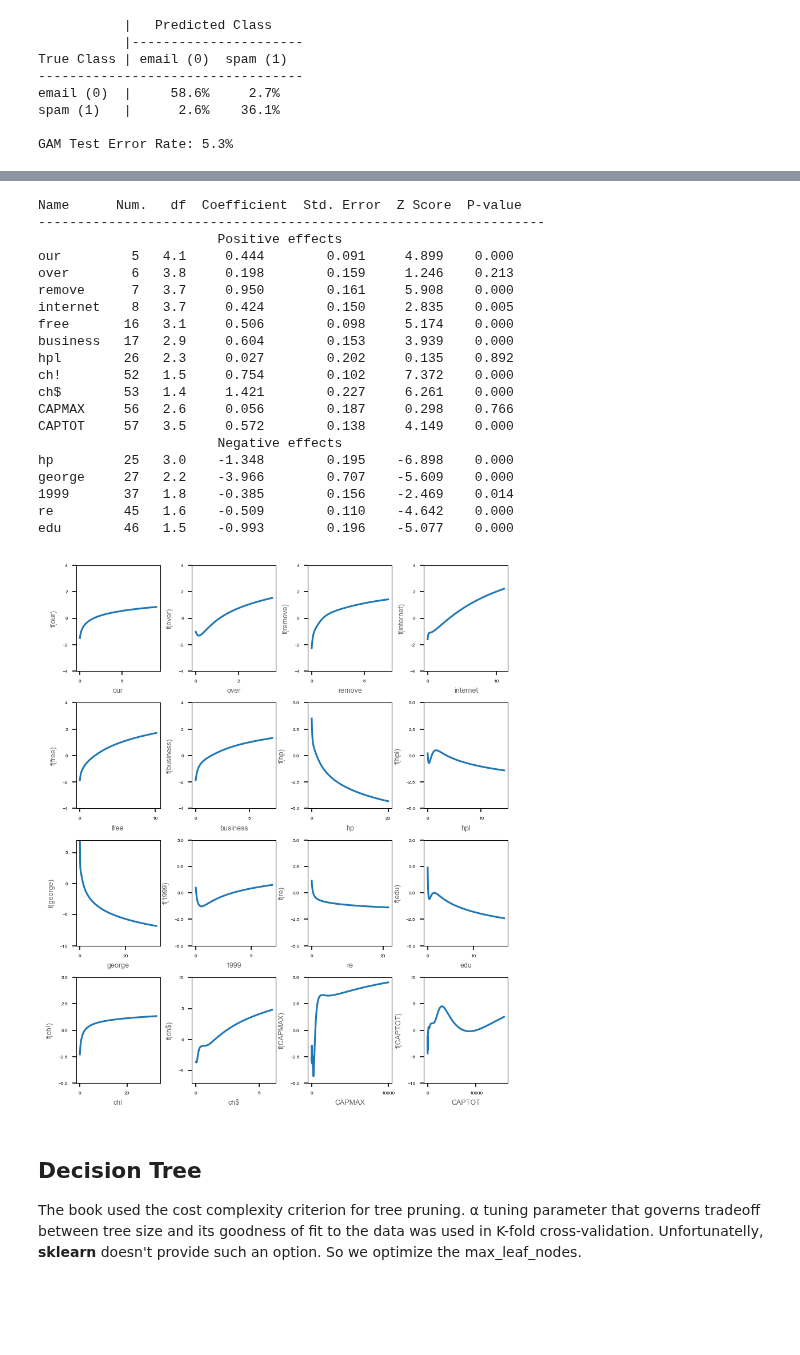
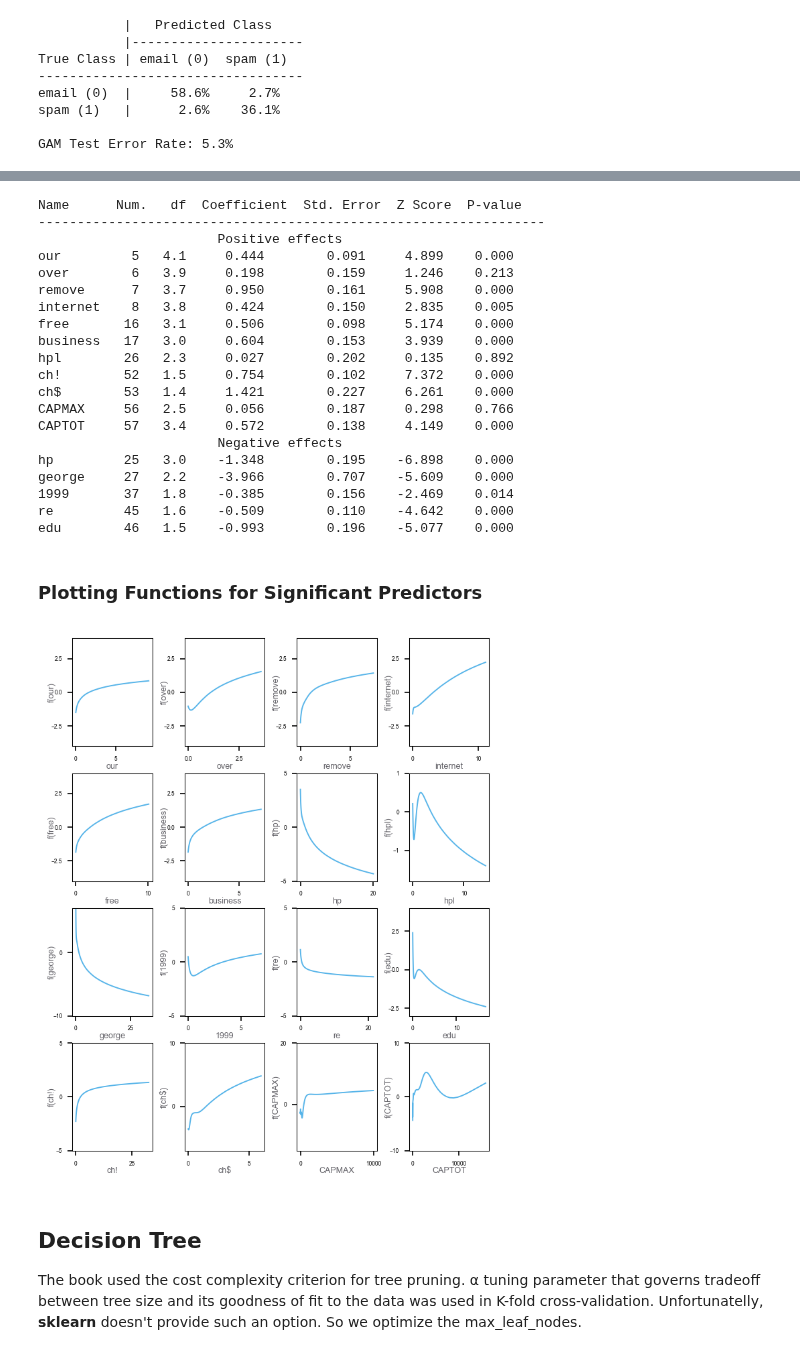
Before and after one commit to empathy87/The-Elements-of-Statistical-Learning-Python-Notebooks, a Jupyter notebook: examples/Spam.ipynb, the cells around one changed output, grey strips where cells are left out. Cells and saved outputs as stored; diff of their text form; code cells hidden in the pictures; blank space fills up the shorter version.

Commit message:
tree models code improvements

```diff
--- a/examples/Spam.ipynb
+++ b/examples/Spam.ipynb
@@ -132,20 +145,18 @@ GAM Test Error Rate: 5.3%
 # refit linear logistic model to log-transformed features
 ls = sm.Logit(y_train, sm.add_constant(X_train_log)).fit(disp=False)
 
-# NOTE: this is not the TABLE 9.2. Nearly all values are from linear logistic
-#       regression model. Only df are taken from GAM.
-#       It is interesting to note that some features with low Nonlinear P-values
-#       (see the book) have high P-values in linear logistic model
 cov = ls.cov_params()
 std_err = np.sqrt(np.diag(cov))
 z_values = ls.params / std_err
 
+# PAGE 302. TABLE 9.2. Significant predictors from the additive model fit to the spam training
+#           data. The coefficients represent the linear part of ˆfj , along with their standard
+#           errors and Z-score. The nonlinear P-value is for a test of nonlinearity of ˆfj .
 print('Name      Num.   df  Coefficient  Std. Error  Z Score  P-value')
 print('-----------------------------------------------------------------')
 print('                       Positive effects')
-for p in ['our', 'over', 'remove', 'internet', 'free', 'business',
-          'hpl', 'ch!', 'ch$', 'CAPMAX', 'CAPTOT',
-          'hp', 'george', '1999', 're', 'edu']:
+for p in ['our', 'over', 'remove', 'internet', 'free', 'business', 'hpl', 'ch!',
+          'ch$', 'CAPMAX', 'CAPTOT', 'hp', 'george', '1999', 're', 'edu']:
     if p == 'hp':
         print('                       Negative effects')
     idx = features.index(p)
@@ -158,50 +169,58 @@ Name      Num.   df  Coefficient  Std. Error  Z Score  P-value
 -----------------------------------------------------------------
                        Positive effects
 our         5   4.1     0.444        0.091     4.899    0.000
-over        6   3.8     0.198        0.159     1.246    0.213
+over        6   3.9     0.198        0.159     1.246    0.213
 remove      7   3.7     0.950        0.161     5.908    0.000
-internet    8   3.7     0.424        0.150     2.835    0.005
+internet    8   3.8     0.424        0.150     2.835    0.005
 free       16   3.1     0.506        0.098     5.174    0.000
-business   17   2.9     0.604        0.153     3.939    0.000
+business   17   3.0     0.604        0.153     3.939    0.000
 hpl        26   2.3     0.027        0.202     0.135    0.892
 ch!        52   1.5     0.754        0.102     7.372    0.000
 ch$        53   1.4     1.421        0.227     6.261    0.000
-CAPMAX     56   2.6     0.056        0.187     0.298    0.766
-CAPTOT     57   3.5     0.572        0.138     4.149    0.000
+CAPMAX     56   2.5     0.056        0.187     0.298    0.766
+CAPTOT     57   3.4     0.572        0.138     4.149    0.000
                        Negative effects
 hp         25   3.0    -1.348        0.195    -6.898    0.000
 george     27   2.2    -3.966        0.707    -5.609    0.000
 1999       37   1.8    -0.385        0.156    -2.469    0.014
 re         45   1.6    -0.509        0.110    -4.642    0.000
 edu        46   1.5    -0.993        0.196    -5.077    0.000
+# %% [markdown]
+### Plotting Functions for Significant Predictors
 # %%
+# PAGE 303. FIGURE 9.1. Spam analysis: estimated functions for significant predictors. The
+#           rug plot along the bottom of each frame indicates the observed values of the
+#           corresponding predictor. For many of the predictors the nonlinearity picks up the
+#           discontinuity at zero.
 plt.rcParams['font.family'] = 'Arial'
 plt.rcParams['axes.linewidth'] = 0.5
 GRAY4 = '#646369'
 
-fig, axarr = plt.subplots(4, 4, figsize=(6.5, 8), dpi=150)
-plt.subplots_adjust(wspace=0.38, hspace=0.3)
+fig, axarr = plt.subplots(4, 4, figsize=(5.355, 6.75), dpi=150)
+plt.subplots_adjust(wspace=0.4, hspace=0.25)
 
 def dependance_plot(ax, i, ylim):
     i = i-1
     X_grid = gam.generate_X_grid(term=i)
     pdep, confi = gam.partial_dependence(term=i, X=X_grid, width=0.95)
-    ax.plot(np.exp(X_grid[:, i])-0.1, pdep)
+    ax.plot(np.exp(X_grid[:, i])-0.1, pdep, color='#56B4E9', linewidth=0.9)
     for l in ax.get_yticklabels() + ax.get_xticklabels():
         l.set_fontsize(4)
     ax.set_ylabel(f'f({features[i]})', color=GRAY4, fontsize=6)
     ax.set_xlabel(f'{features[i]}', color=GRAY4, fontsize=6)
     ax.set_ylim(ylim)
+    ax.yaxis.set_label_coords(-0.2,0.5)
+    ax.xaxis.set_label_coords(0.5,-0.15)
 
 plots = [[(5, (-4, 4)),   (6, (-4, 4)),   (7, (-4, 4)),  (8, (-4, 4))],
-         [(16, (-4, 4)),  (17, (-4, 4)),  (25, (-5, 5)), (26, (-5, 5))],
-         [(27, (-10, 7)), (37, (-5, 5)),  (45, (-5, 5)), (46, (-5, 5))],
-         [(52, (-5, 5)),  (53, (-7, 10)), (56, (-5, 5)), (57, (-10, 10))]]
+         [(16, (-4, 4)),  (17, (-4, 4)),  (25, (-5, 5)), (26, (-1.8, 1))],
+         [(27, (-10, 7)), (37, (-5, 5)),  (45, (-5, 5)), (46, (-3, 4))],
+         [(52, (-5, 5)),  (53, (-7, 10)), (56, (-15, 20)), (57, (-10, 10))]]
 for i in range(4):
     for j in range(4):
         dependance_plot(axarr[i, j], *plots[i][j])
 # %% [output]
-[figure, old version]
+[figure, new version]
 # %% [markdown]
 ## Decision Tree
 The book used the cost complexity criterion for tree pruning. α tuning parameter that governs tradeoff between tree size and its
```
Also changed, not shown: parts of 23 cells of this notebook.
